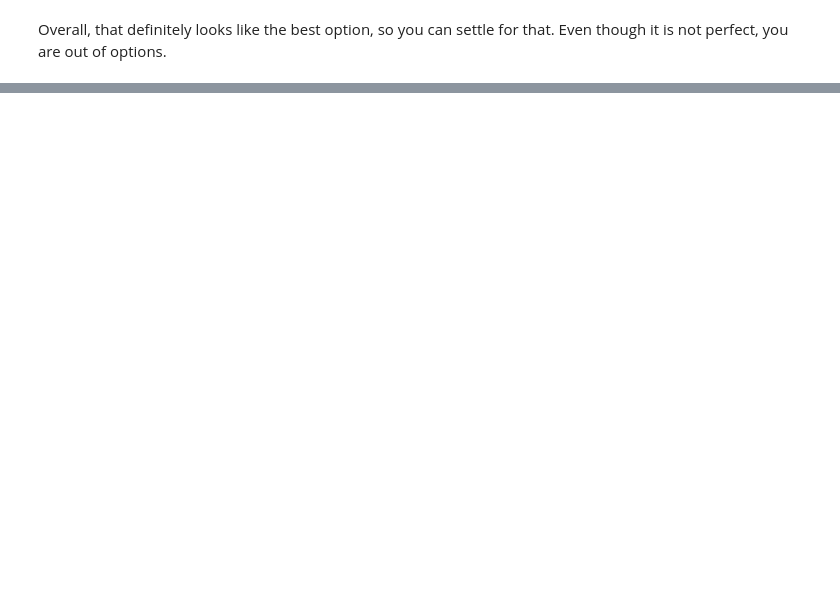
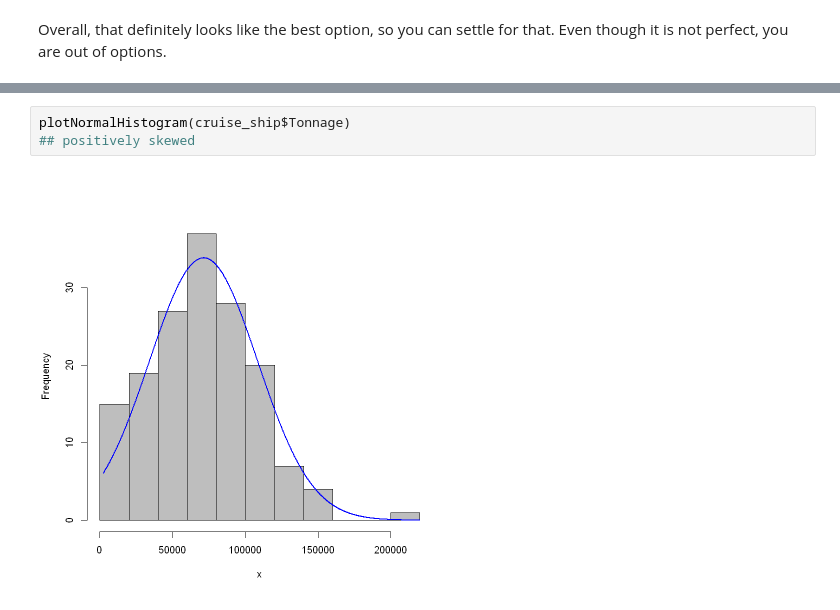
Before and after one commit to nhardemandata/CurriculumPlayground, a Jupyter notebook: notebooks/DSO105 Intermediate Stats L2 - R.ipynb, the cells around one changed output, grey strips where cells are left out. Drawn from its saved outputs; the diff is of its cells as text; blank space fills up the shorter version.

```diff
--- a/notebooks/DSO105 Intermediate Stats L2 - R.ipynb
+++ b/notebooks/DSO105 Intermediate Stats L2 - R.ipynb
@@ -151,0 +219,5 @@ Overall, that definitely looks like the best option, so you can settle for that.
+# %%
+plotNormalHistogram(cruise_ship$Tonnage)
+## positively skewed
+# %% [output]
+[figure, added]
```
Also changed, not shown: parts of 46 cells of this notebook, 10 other files.
